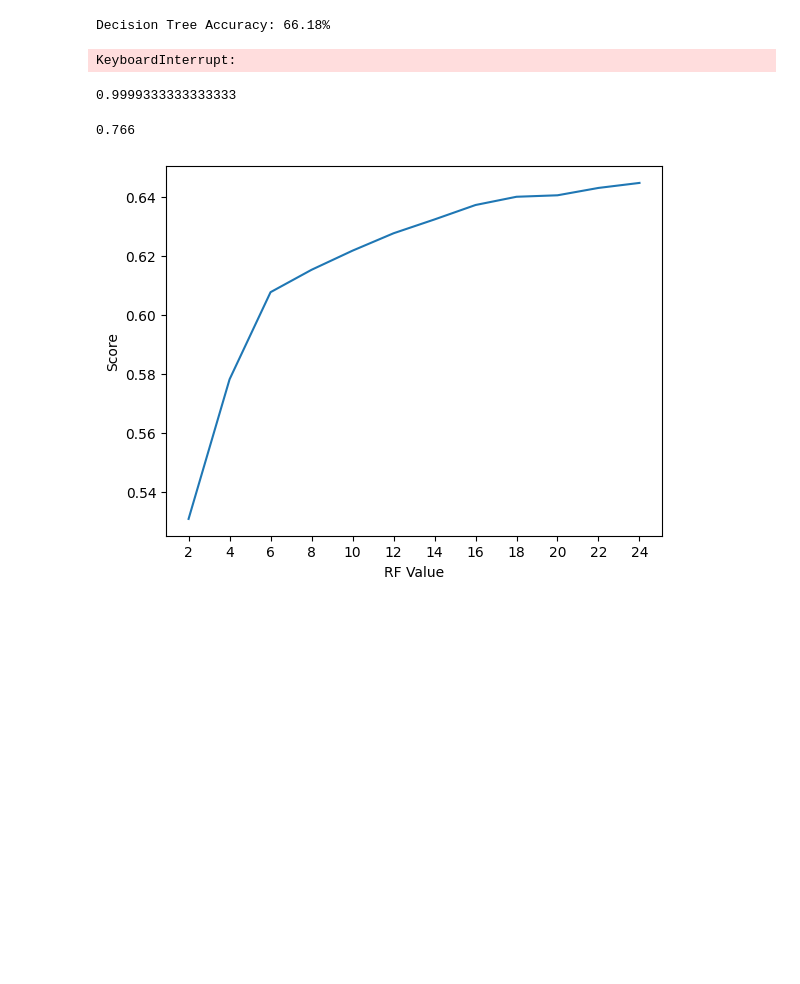
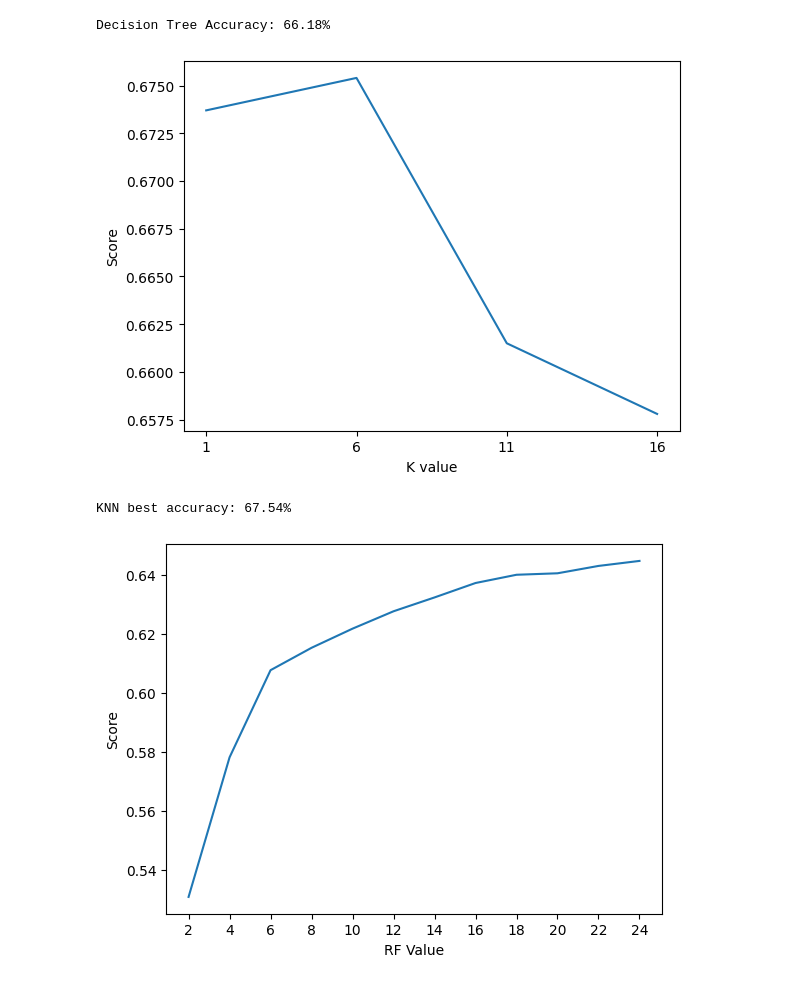
Before and after one commit to nvbinh15/credit-assessment-microservice, a Jupyter notebook: credit_score_classification.ipynb, the cells around one changed output. Cells and saved outputs as stored; diff of their text form; code cells hidden in the pictures; blank space fills up the shorter version.

```diff
--- a/credit_score_classification.ipynb
+++ b/credit_score_classification.ipynb
@@ -214,7 +214,8 @@ X = train_df.drop('Credit_Score', axis=1)
 y = train_df['Credit_Score']
 
 X = pd.get_dummies(X)
-X = MinMaxScaler().fit_transform(X)
+mms = MinMaxScaler()
+X = mms.fit_transform(X)
 
 X_train, X_test, y_train, y_test = train_test_split(X, y, test_size=0.1, random_state=42)
 # %%
@@ -255,32 +256,22 @@ Decision Tree Accuracy: 66.18%
 # %%
 from sklearn.neighbors import KNeighborsClassifier
 
 scoreListknn = []
-for i in range(1,21,2):
+for i in range(1,21,5):
     KNclassifier = KNeighborsClassifier(n_neighbors = i)
     KNclassifier.fit(X_train, y_train)
     scoreListknn.append(KNclassifier.score(X_test, y_test))
 
-plt.plot(range(1,21,2), scoreListknn)
-plt.xticks(np.arange(1,21,2))
+plt.plot(range(1,21,5), scoreListknn)
+plt.xticks(np.arange(1,21,5))
 plt.xlabel("K value")
 plt.ylabel("Score")
 plt.show()
 KNAcc = max(scoreListknn)
 print("KNN best accuracy: {:.2f}%".format(KNAcc*100))
 # %% [output]
+[figure, added]
-KeyboardInterrupt:
+KNN best accuracy: 67.54%
-# %%
-from sklearn.ensemble import ExtraTreesClassifier
-
-ETC_Updated= ExtraTreesClassifier(n_estimators = 2000,bootstrap = True)
-ETC_Updated.fit(X_train, y_train)
-
-print(ETC_Updated.score(X_train,y_train))
-ETC_Updated.score(X_test,y_test)
-# %% [output]
-0.9999333333333333
-0.766
 # %%
 from sklearn.ensemble import RandomForestClassifier
 
```
Also changed, not shown: parts of 3 cells of this notebook, 2 other files.
